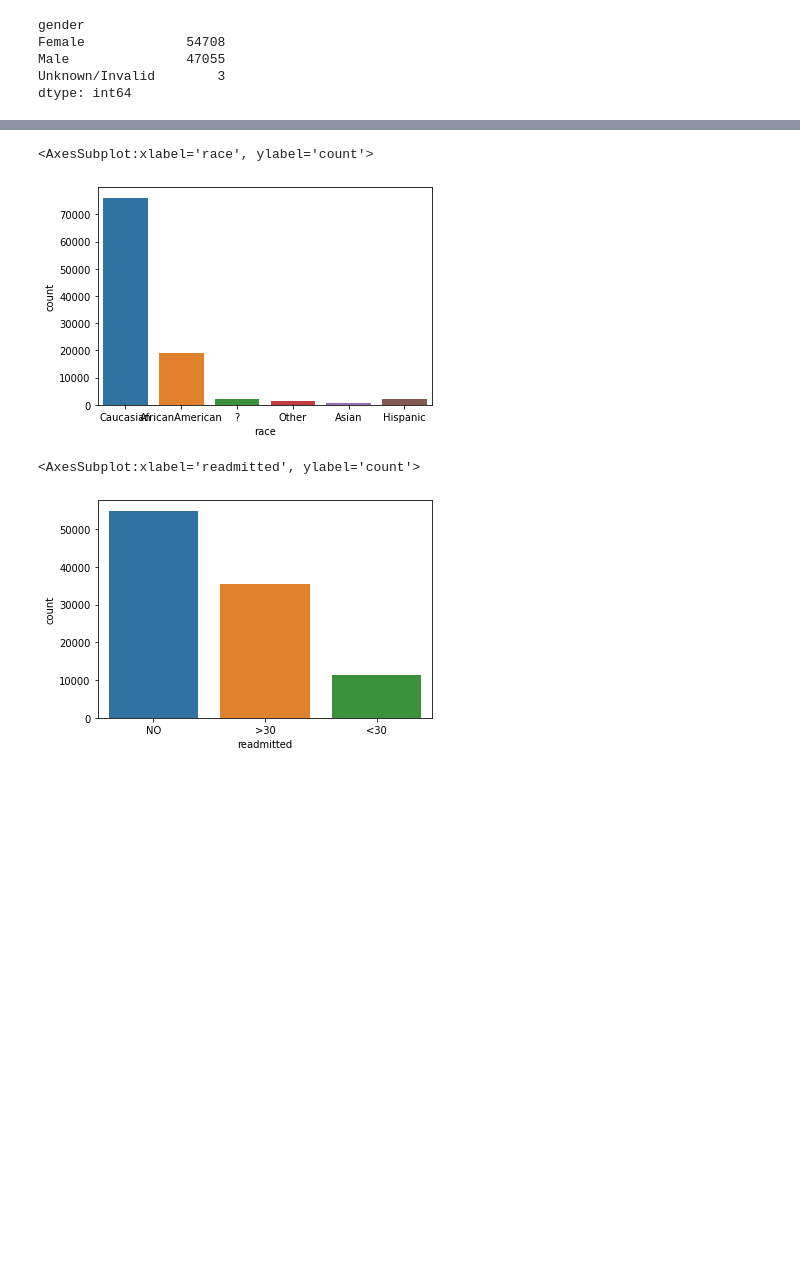
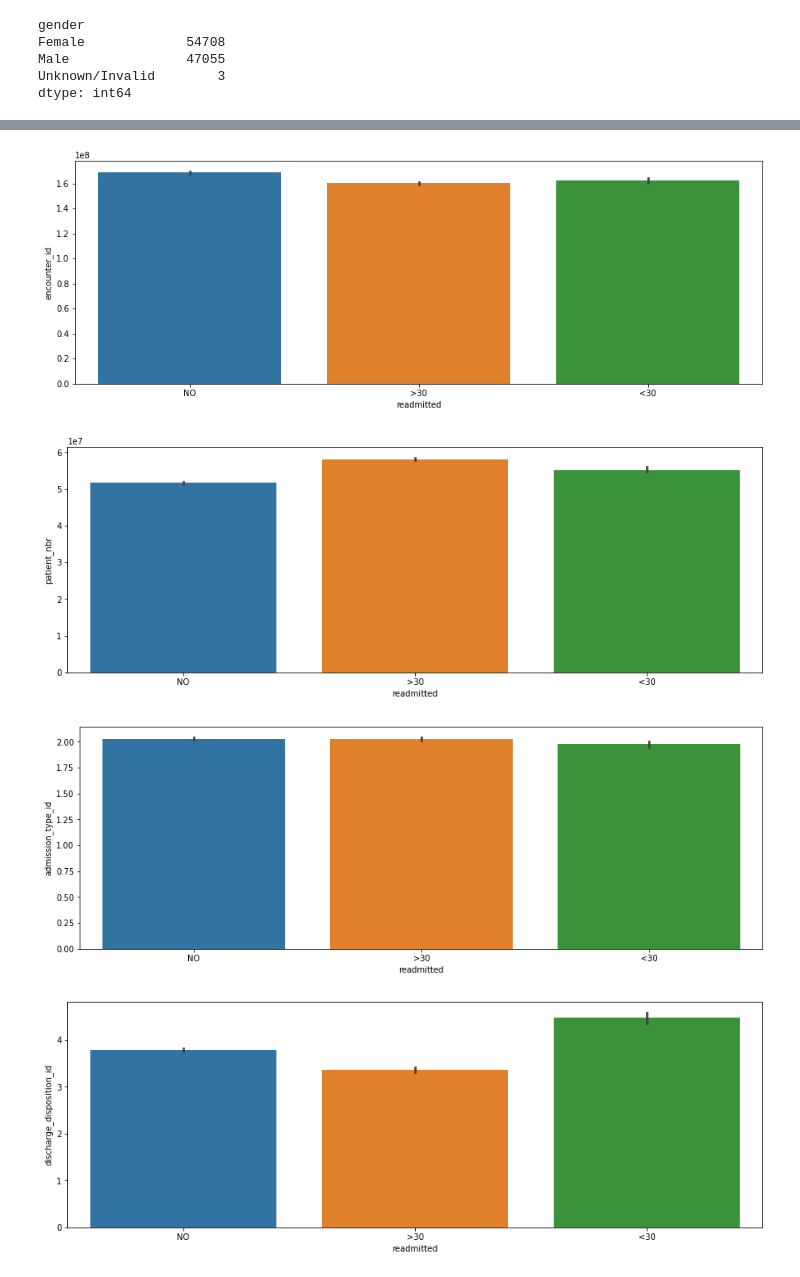
Before and after one commit to surajsangwan90/Uoa-infosys722, a Jupyter notebook: iteration-4_prediction_hospital_readmission_rate.ipynb, the cells around one changed output, grey strips where cells are left out. Cells and saved outputs as stored; diff of their text form; code cells hidden in the pictures; blank space fills up the shorter version.

```diff
--- a/iteration-4_prediction_hospital_readmission_rate.ipynb
+++ b/iteration-4_prediction_hospital_readmission_rate.ipynb
@@ -96,0 +179,2 @@ AirlineInfo.groupBy('Reporting_Airline','IATA_CODE_Reporting_Airline').count().s
+# %%
+diabetic_data=spark.read.option("header","true").csv('Dataset/diabetic_data.csv',schema=final_struct)
@@ -97,3 +201,7 @@ AirlineInfo.groupBy('Reporting_Airline','IATA_CODE_Reporting_Airline').count().s
+# %%
+# Seperate two object for continuous and categorical data
+numeric_columns = [column[0] for column in diabetic_data.dtypes if column[1]=='int']
+categorical_data=[column[0] for column in diabetic_data.dtypes if column[1]=='string']
 # %% [markdown]
 ## Pyspark SQL
 # %%
@@ -161,10 +285,21 @@ sns.countplot(data=(diabetic_data.select('gender').toPandas()), x='gender')
 # %%
-sns.countplot(data=(diabetic_data.select('race').toPandas()), x='race')
+from pyspark.sql.functions import when
+df3 = diabetic_data.withColumn("readmitted", when(diabetic_data.readmitted == "NO",0) \
+      .when(diabetic_data.readmitted == ">30",1).when(diabetic_data.readmitted == "<30",2) \
+      .otherwise(diabetic_data.readmitted))
+# change the readmitted data types from string to integar after changing the values in new data frame, just for the
+#viaualization purpose
+df3=df3.withColumn("readmitted",df3.readmitted.cast(IntegerType()))
-# %% [output]
-<AxesSubplot:xlabel='race', ylabel='count'>
-[figure, removed]
 # %%
-sns.countplot(data=(diabetic_data.select('readmitted').toPandas()), x='readmitted')
+
+def barplot(df):
+    for col in numeric_columns:
+        plt.figure(figsize=(15,5))
+        sns.barplot(data=(df.toPandas()), y=col,x='readmitted')
+        plt.show()
+barplot(diabetic_data)
 # %% [output]
-<AxesSubplot:xlabel='readmitted', ylabel='count'>
-[figure, old version]
+[figure, new version]
+[figure, added]
+[figure, added]
+[figure, added]
```
Also changed, not shown: parts of 53 cells of this notebook, 2 other files.
